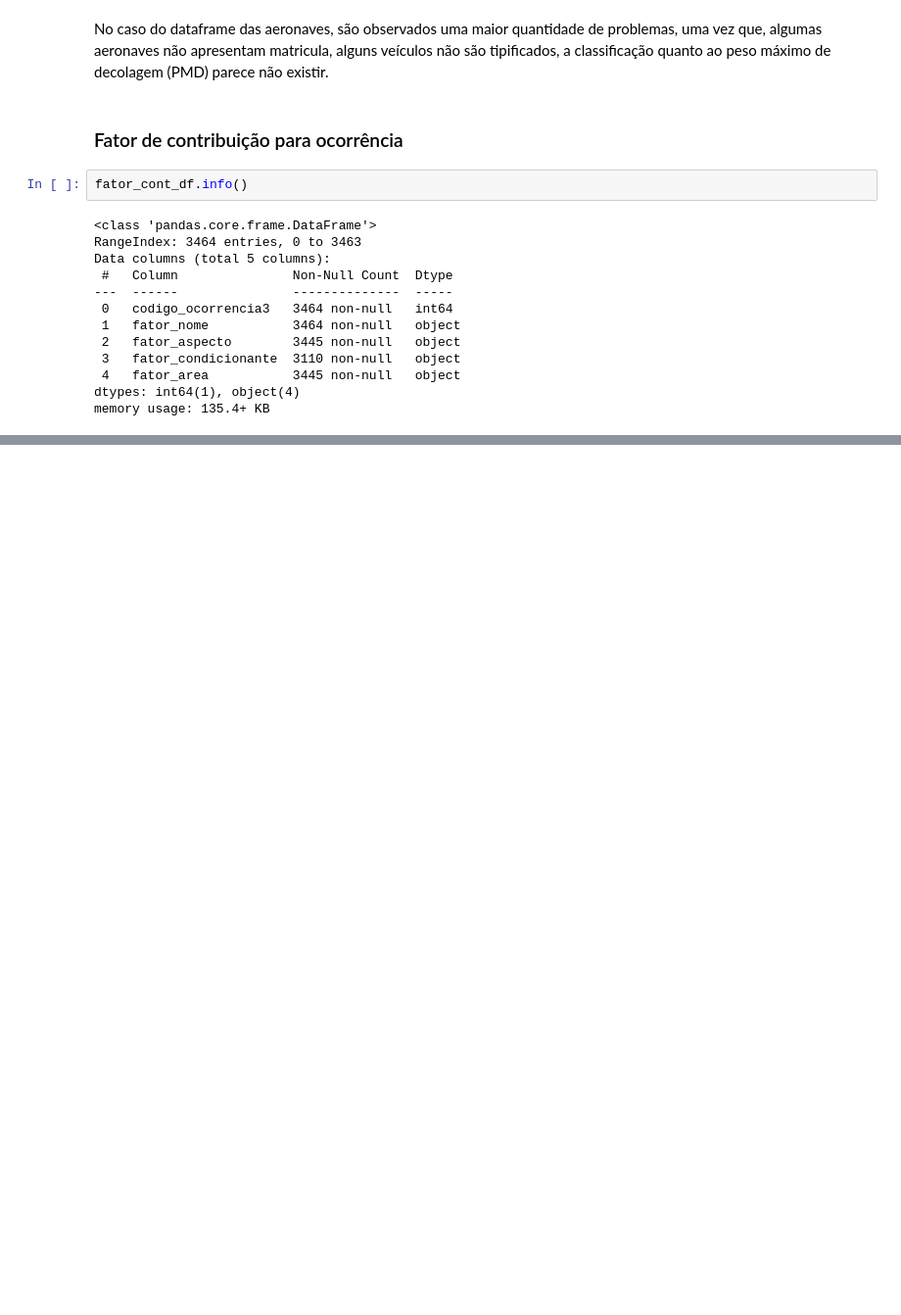
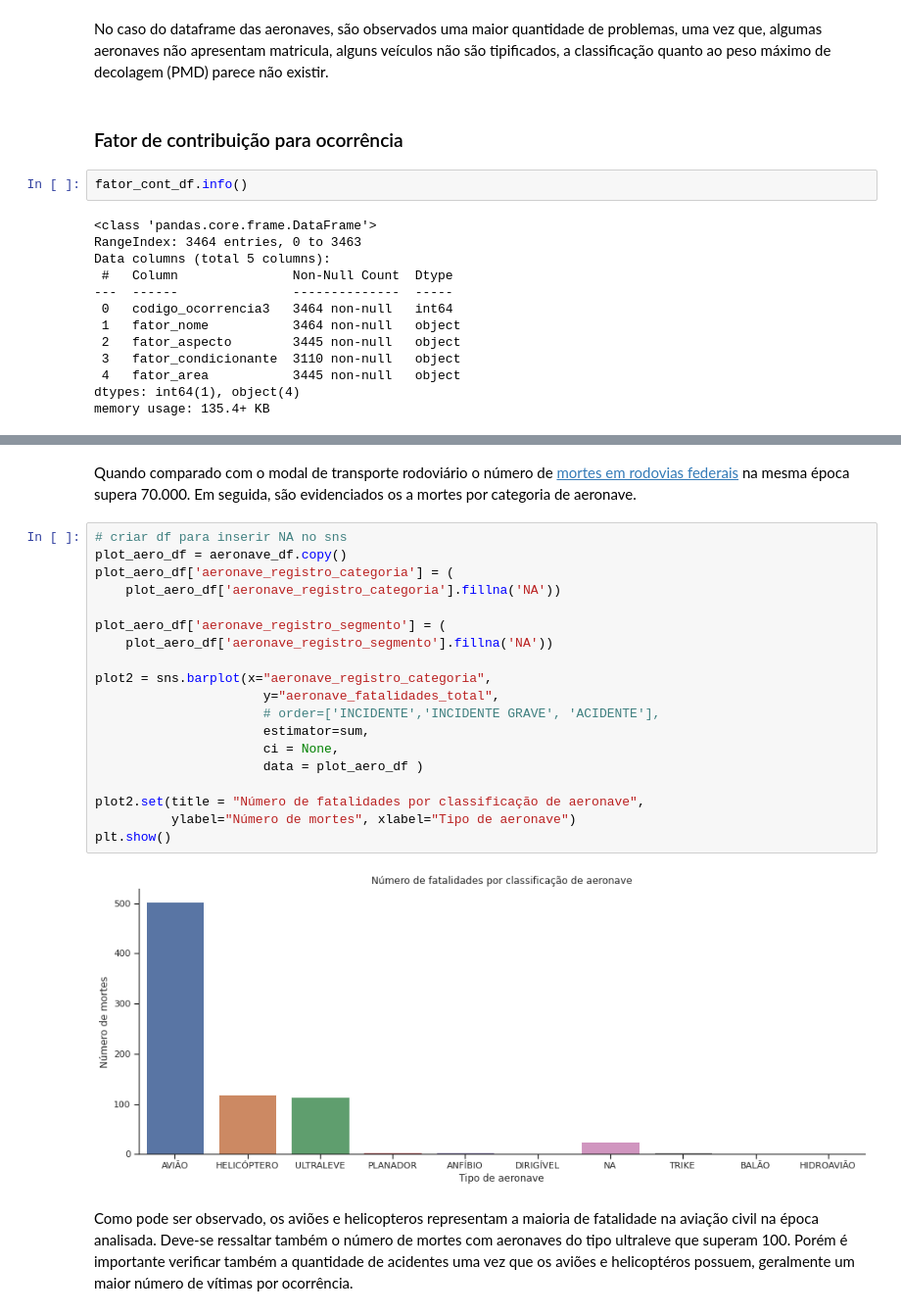
Before and after one commit to JaildoR/cenipa_analise, a Jupyter notebook: notebooks/Analise CENIPA.ipynb, the cells around one changed output, grey strips where cells are left out. Shown at 98% size. Cells and saved outputs as stored; diff of their text form; blank space fills up the shorter version.

```diff
--- a/notebooks/Analise CENIPA.ipynb
+++ b/notebooks/Analise CENIPA.ipynb
@@ -197,0 +446,25 @@ memory usage: 135.4+ KB
+# %% [markdown]
+Quando comparado com o modal de transporte rodoviário o número de [mortes em rodovias federais](https://www.cnt.org.br/painel-acidente) na mesma época supera 70.000. Em seguida, são evidenciados os a mortes por categoria de aeronave.
+# %%
+# criar df para inserir NA no sns
+plot_aero_df = aeronave_df.copy()
+plot_aero_df['aeronave_registro_categoria'] = (
+    plot_aero_df['aeronave_registro_categoria'].fillna('NA'))
+
+plot_aero_df['aeronave_registro_segmento'] = (
+    plot_aero_df['aeronave_registro_segmento'].fillna('NA'))
+
+plot2 = sns.barplot(x="aeronave_registro_categoria",
+                      y="aeronave_fatalidades_total",
+                      # order=['INCIDENTE','INCIDENTE GRAVE', 'ACIDENTE'],
+                      estimator=sum,
+                      ci = None,
+                      data = plot_aero_df )
+
+plot2.set(title = "Número de fatalidades por classificação de aeronave",
+          ylabel="Número de mortes", xlabel="Tipo de aeronave")
+plt.show()
+# %% [output]
+[figure, added]
+# %% [markdown]
+Como pode ser observado, os aviões e helicopteros representam a maioria de fatalidade na aviação civil na época analisada. Deve-se ressaltar também o número de mortes com aeronaves do tipo ultraleve que superam 100. Porém é importante verificar também a quantidade de acidentes uma vez que os aviões e helicoptéros possuem, geralmente um maior número de vítimas por ocorrência.
```
Also changed, not shown: parts of 51 cells of this notebook, 4 other files.
